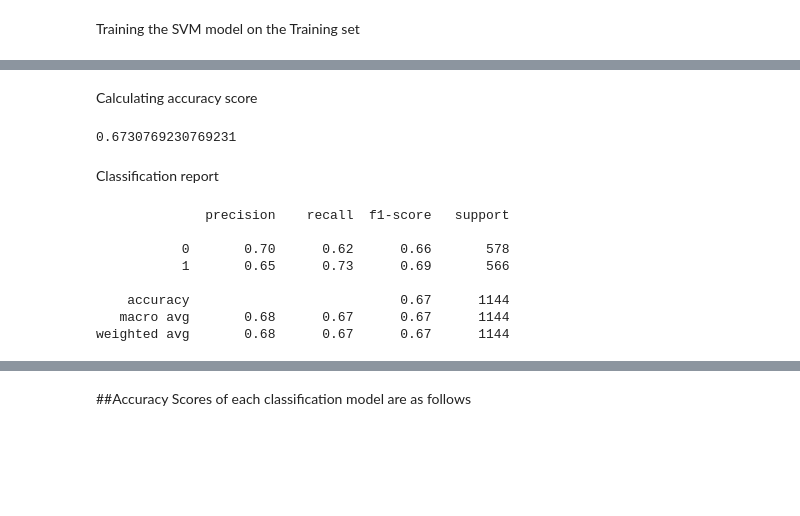
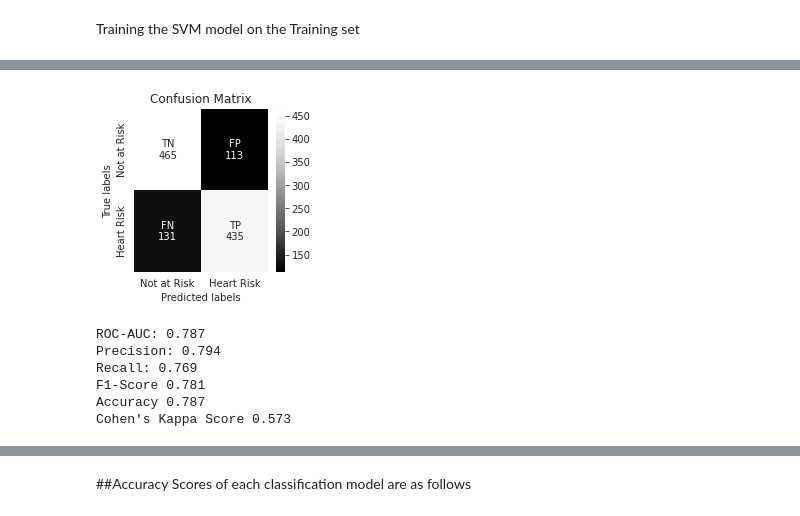
Before and after one commit to pooja251096/Cardiovascular-Risk-Prediction, a Jupyter notebook: Pooja_AlmaBetter_ML_Classification_CardioVascularRisk.ipynb, the cells around one changed output, grey strips where cells are left out. Cells and saved outputs as stored; diff of their text form; code cells hidden in the pictures; blank space fills up the shorter version.

```diff
--- a/Pooja_AlmaBetter_ML_Classification_CardioVascularRisk.ipynb
+++ b/Pooja_AlmaBetter_ML_Classification_CardioVascularRisk.ipynb
@@ -665,7 +682,8 @@ cohen_kappa_score(y_test, y_knn)
 # %% [markdown]
 Training the SVM model on the Training set
 # %%
+#Define the SVM model
 from sklearn.svm import SVC
-classifier = SVC(kernel = 'linear', random_state = 0)
+classifier = SVC(kernel = 'rbf', random_state = 0)
 classifier.fit(X_train_scaled, y_train)
 # %% [output]
@@ -687,22 +691,48 @@ sns.heatmap(confusion_matrix(y_test,y_pred), annot=True, cmap='Greys_r', fmt='d'
-# %% [markdown]
-Calculating accuracy score
-# %%
-accuracy_score_SVM = accuracy_score(y_test, y_pred)
-print(accuracy_score_SVM)
-# %% [output]
-0.6730769230769231
-# %% [markdown]
-Classification report
-# %%
-from sklearn.metrics import classification_report
-print(classification_report(y_test, y_pred))
-# %% [output]
-              precision    recall  f1-score   support
-
-           0       0.70      0.62      0.66       578
-           1       0.65      0.73      0.69       566
-
-    accuracy                           0.67      1144
-   macro avg       0.68      0.67      0.67      1144
-weighted avg       0.68      0.67      0.67      1144
+# %%
+# Get the predicted class and confusion matrix
+y_preds_svm = classifier.predict(X_test_scaled)
+# %%
+# Get the confusion matrix for test
+plt.figure(figsize=(3,3))
+labels = ['Not at Risk','Heart Risk' ]
+cm = confusion_matrix(y_test, y_preds_svm)
+
+cat = ['TN','FP','FN','TP']
+#cat = np.asarray(labels2).reshape(2,2)
+counts = [count for count in cm.flatten()]
+labelsIn = [f"{v1}\n{v2}" for v1, v2 in  zip(cat,counts)]
+
+labelsIn = np.asarray(labelsIn).reshape(2,2)
+
+ax= plt.subplot()
+
+sns.heatmap(cm, annot=labelsIn, cmap='Greys_r', fmt='')
+
+# labels, title and ticks
+ax.set_xlabel('Predicted labels');
+ax.set_ylabel('True labels');
+ax.set_title('Confusion Matrix');
+ax.xaxis.set_ticklabels(labels);
+ax.yaxis.set_ticklabels(labels);
+# %% [output]
+[figure, added]
+# %%
+## Calculate the diff Metrics
+roc_auc = roc_auc_score(y_test, y_preds_svm)
+print("ROC-AUC: {:.3f}".format(roc_auc))
+precision = precision_score(y_test, y_preds_svm)
+recall = recall_score(y_test, y_preds_svm)
+print("Precision: {:.3f}".format(precision))
+print("Recall: {:.3f}".format(recall))
+print ("F1-Score {:.3f}".format(2*precision*recall/(recall+precision)))
+accuracy =accuracy_score(y_test, y_preds_svm)
+print("Accuracy {:.3f}".format(accuracy))
+print("Cohen's Kappa Score {:.3f}".format(cohen_kappa_score(y_test, y_preds_svm)))
+# %% [output]
+ROC-AUC: 0.787
+Precision: 0.794
+Recall: 0.769
+F1-Score 0.781
+Accuracy 0.787
+Cohen's Kappa Score 0.573
 # %%
```
Also changed, not shown: parts of 54 cells of this notebook.
